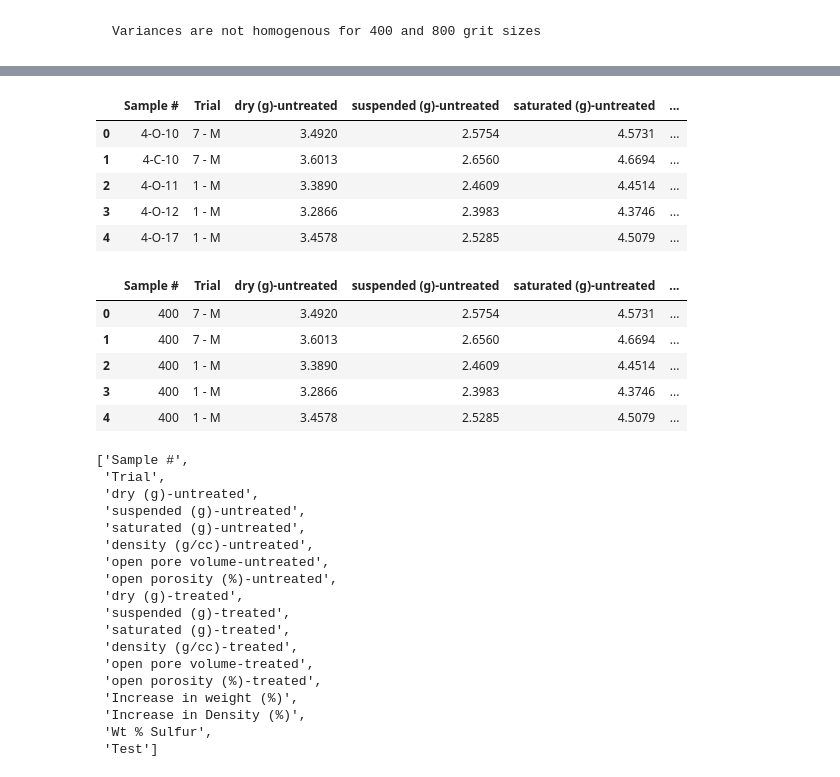
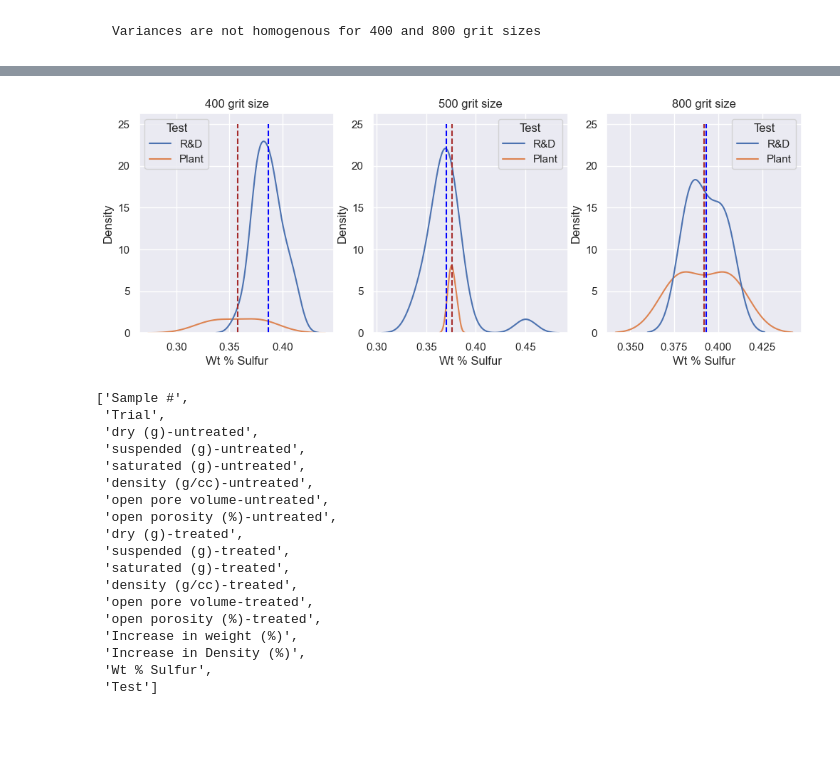
Before and after one commit to falconflightX/Statistical_Analysis, a Jupyter notebook: main.ipynb, the cells around one changed output, grey strips where cells are left out. Saved outputs shown, nothing was run; the diff lists cells and outputs as text; code cells hidden in the pictures; blank space fills up the shorter version.

```diff
--- a/main.ipynb
+++ b/main.ipynb
@@ -238,26 +173,30 @@ sns.kdeplot(data=df_8, x="Wt % Sulfur", hue="Test")
-# %%
-df_400.head()
-# %% [output]
-|  | Sample # | Trial | dry (g)-untreated | suspended (g)-untreated | saturated (g)-untreated | ... |
-| 0 | 4-O-10 | 7 - M | 3.4920 | 2.5754 | 4.5731 | ... |
-| 1 | 4-C-10 | 7 - M | 3.6013 | 2.6560 | 4.6694 | ... |
-| 2 | 4-O-11 | 1 - M | 3.3890 | 2.4609 | 4.4514 | ... |
-| 3 | 4-O-12 | 1 - M | 3.2866 | 2.3983 | 4.3746 | ... |
-| 4 | 4-O-17 | 1 - M | 3.4578 | 2.5285 | 4.5079 | ... |
+# %%
+
+fig, (ax1, ax2, ax3) = plt.subplots(1, 3, figsize=(12,4))
+
+sns.kdeplot(data=df_4, x="Wt % Sulfur", hue="Test", ax=ax1)
+ax1.vlines(x=df_400['Wt % Sulfur'].mean(),ymin=0,ymax=25,color='blue',linestyle='--')
+ax1.vlines(x=df_400_pl['Wt % Sulfur'].mean(),ymin=0,ymax=25,color='brown',linestyle='--')
+ax1.set_title('400 grit size')
+
+sns.kdeplot(data=df_5, x="Wt % Sulfur", hue="Test", ax=ax2)
+ax2.vlines(x=df_500['Wt % Sulfur'].mean(),ymin=0,ymax=25,color='blue',linestyle='--')
+ax2.vlines(x=df_500_pl['Wt % Sulfur'].mean(),ymin=0,ymax=25,color='brown',linestyle='--')
+ax2.set_title('500 grit size')
+
+sns.kdeplot(data=df_8, x="Wt % Sulfur", hue="Test", ax=ax3)
+ax3.vlines(x=df_800['Wt % Sulfur'].mean(),ymin=0,ymax=25,color='blue',linestyle='--')
+ax3.vlines(x=df_800_pl['Wt % Sulfur'].mean(),ymin=0,ymax=25,color='brown',linestyle='--')
+ax3.set_title('800 grit size')
+
+plt.show()
+# %% [output]
+[figure, added]
 # %%
 df = pd.concat([df_4, df_8],axis=0)
 df['Sample #'] = df['Sample #'].apply(lambda x: '400' if x.startswith('4') else x)
 df['Sample #'] = df['Sample #'].apply(lambda x: '500' if x.startswith('5') else x)
 df['Sample #'] = df['Sample #'].apply(lambda x: '800' if x.startswith('8') else x)
-
-df.head()
-# %% [output]
-|  | Sample # | Trial | dry (g)-untreated | suspended (g)-untreated | saturated (g)-untreated | ... |
-| 0 | 400 | 7 - M | 3.4920 | 2.5754 | 4.5731 | ... |
-| 1 | 400 | 7 - M | 3.6013 | 2.6560 | 4.6694 | ... |
-| 2 | 400 | 1 - M | 3.3890 | 2.4609 | 4.4514 | ... |
-| 3 | 400 | 1 - M | 3.2866 | 2.3983 | 4.3746 | ... |
-| 4 | 400 | 1 - M | 3.4578 | 2.5285 | 4.5079 | ... |
 # %%
 list(df)
 # %% [output]
```
Also changed, not shown: parts of 20 cells of this notebook.
